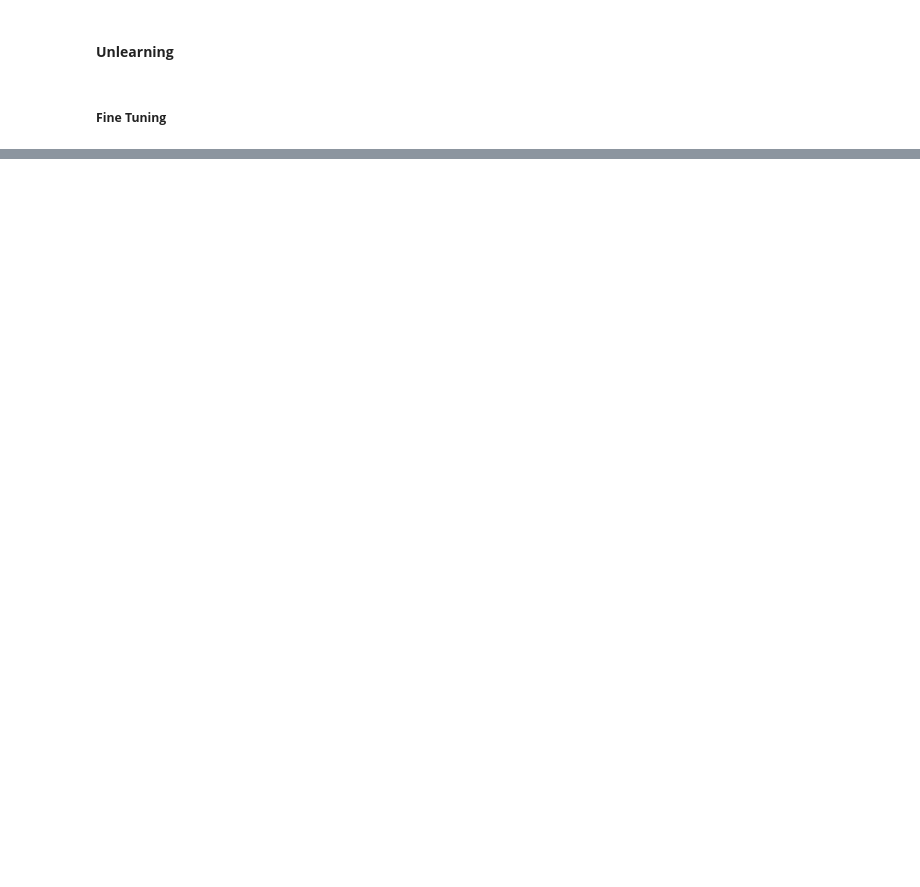
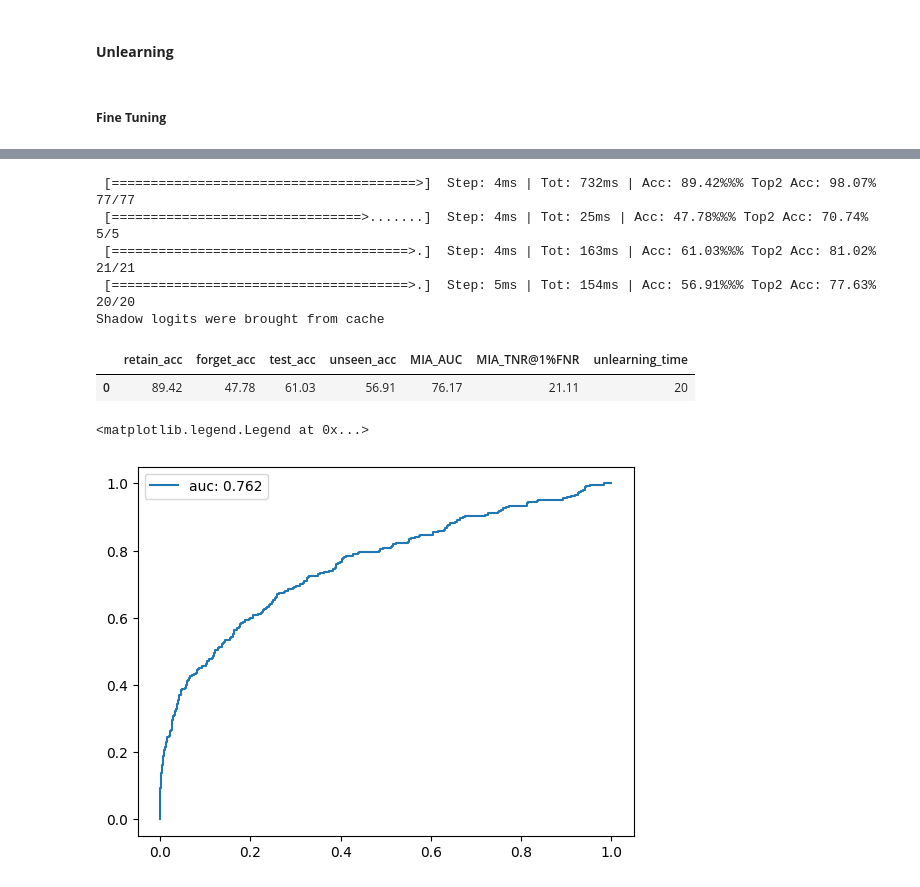
Before and after one commit to alexey-zhavoronkin/MachineUnlearningBenchMarks, a Jupyter notebook: 01_MUFAC/notebooks/03_unleaning.ipynb, the cells around one changed output, grey strips where cells are left out. Cells and saved outputs as stored; diff of their text form; code cells hidden in the pictures; blank space fills up the shorter version.

```diff
--- a/01_MUFAC/notebooks/03_unleaning.ipynb
+++ b/01_MUFAC/notebooks/03_unleaning.ipynb
@@ -45,6 +47,7 @@ RANDOM_STATE = 42
 BATCH_SIZE = 64
 NUM_WORKERS = 8
 DEVICE = 'cuda'
+NUM_CLASSES = 8
 # %%
 def set_random_seed(seed=42):
     torch.manual_seed(seed)
@@ -277,0 +522,24 @@ def fine_tune_unlearning(model, forget_manifest, retain_manifest, unseen_manifes
+# %%
+model = load_model(PATH_TO_MODELS/'origin'/'state_dict.pth', NUM_CLASSES)
+model.to(DEVICE)
+
+start = time.time()
+not_random_labels_unlearning(model, forget_manifest, retain_manifest, unseen_manifest)
+unlearning_time = time.time() - start
+
+df_metrics, fnr, tnr = evaluate_unlearning(model)
+df_metrics['unlearning_time'] = round(unlearning_time)
+display(df_metrics)
+
+plt.plot(fnr, tnr, label=f'auc: {metrics.auc(fnr, tnr):.3f}')
+plt.legend()
+# %% [output]
+ [=======================================>]  Step: 4ms | Tot: 732ms | Acc: 89.42%%% Top2 Acc: 98.07% 77/77
+ [================================>.......]  Step: 4ms | Tot: 25ms | Acc: 47.78%%% Top2 Acc: 70.74% 5/5
+ [======================================>.]  Step: 4ms | Tot: 163ms | Acc: 61.03%%% Top2 Acc: 81.02% 21/21
+ [======================================>.]  Step: 5ms | Tot: 154ms | Acc: 56.91%%% Top2 Acc: 77.63% 20/20
+Shadow logits were brought from cache
+|  | retain_acc | forget_acc | test_acc | unseen_acc | MIA_AUC | MIA_TNR@1%FNR | unlearning_time |
+| 0 | 89.42 | 47.78 | 61.03 | 56.91 | 76.17 | 21.11 | 20 |
+<matplotlib.legend.Legend at 0x...>
+[figure, added]
```
Also changed, not shown: parts of 44 cells of this notebook, 1 other file.
